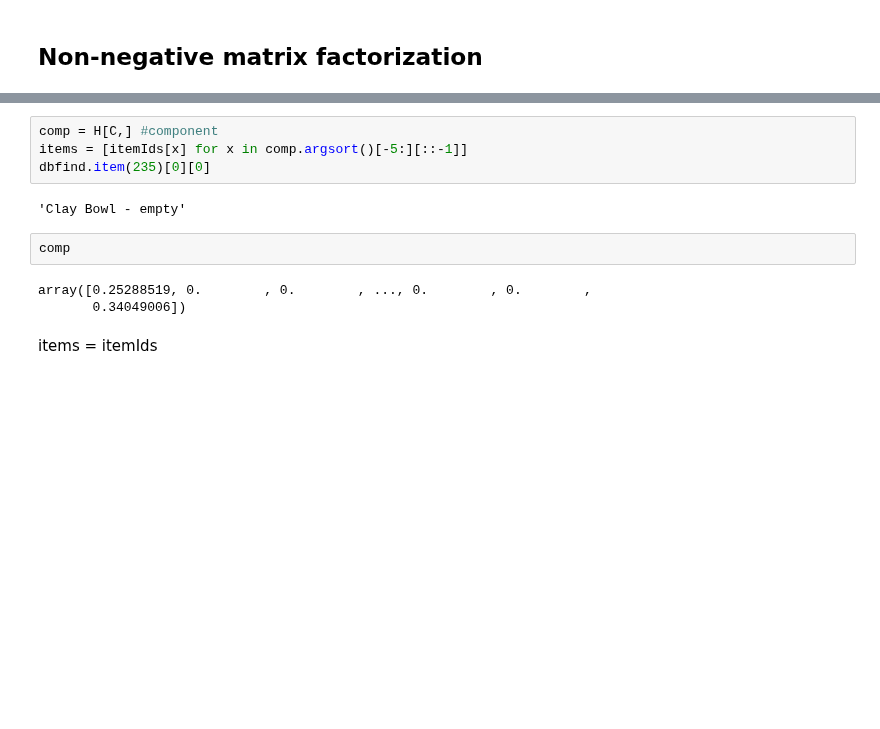
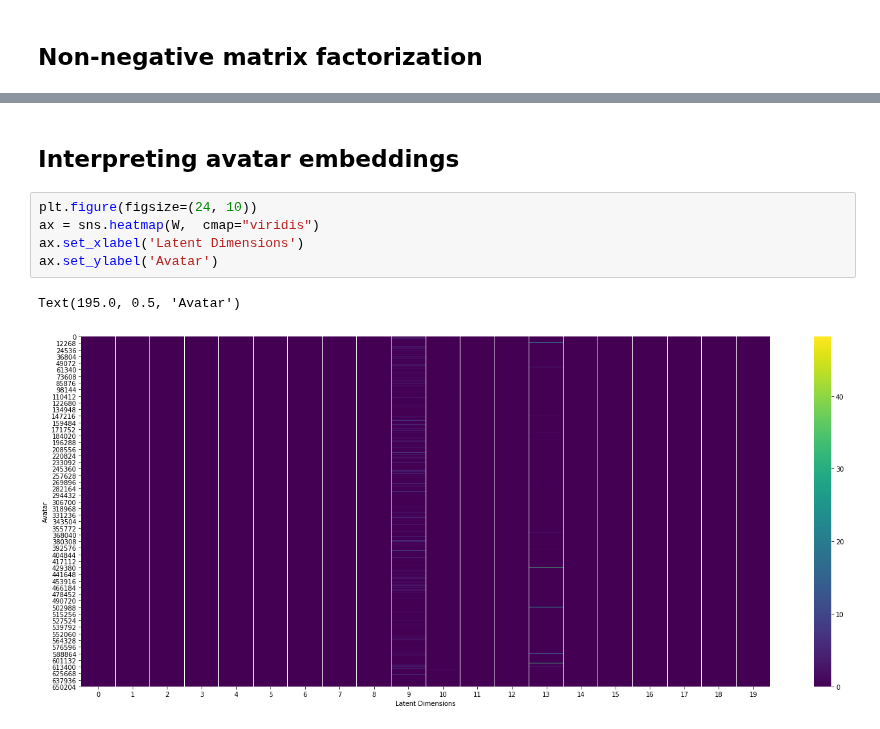
Before and after one commit to nataliavelez/OneHourOneLife, a Jupyter notebook: jobspace/nmf.ipynb, the cells around one changed output, grey strips where cells are left out. Cells and saved outputs as stored; diff of their text form; blank space fills up the shorter version.

```diff
--- a/jobspace/nmf.ipynb
+++ b/jobspace/nmf.ipynb
@@ -252,13 +358,10 @@ Two Shafts : 4.557319319314304
-# %%
-comp = H[C,] #component
-items = [itemIds[x] for x in comp.argsort()[-5:][::-1]]
-dbfind.item(235)[0][0]
-# %% [output]
-'Clay Bowl - empty'
-# %%
-comp
-# %% [output]
-array([0.25288519, 0.        , 0.        , ..., 0.        , 0.        ,
-       0.34049006])
-# %% [markdown]
-items = itemIds
+# %% [markdown]
+## Interpreting avatar embeddings
+# %%
+plt.figure(figsize=(24, 10))
+ax = sns.heatmap(W,  cmap="viridis")
+ax.set_xlabel('Latent Dimensions')
+ax.set_ylabel('Avatar')
+# %% [output]
+Text(195.0, 0.5, 'Avatar')
+[figure, added]
```
Also changed, not shown: parts of 43 cells of this notebook, 2 other files.
